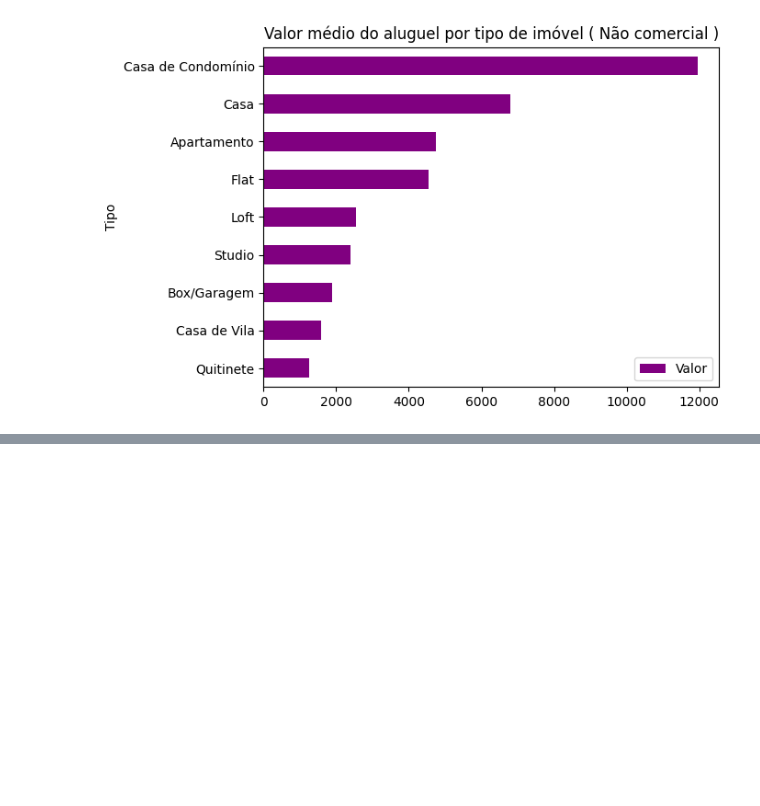
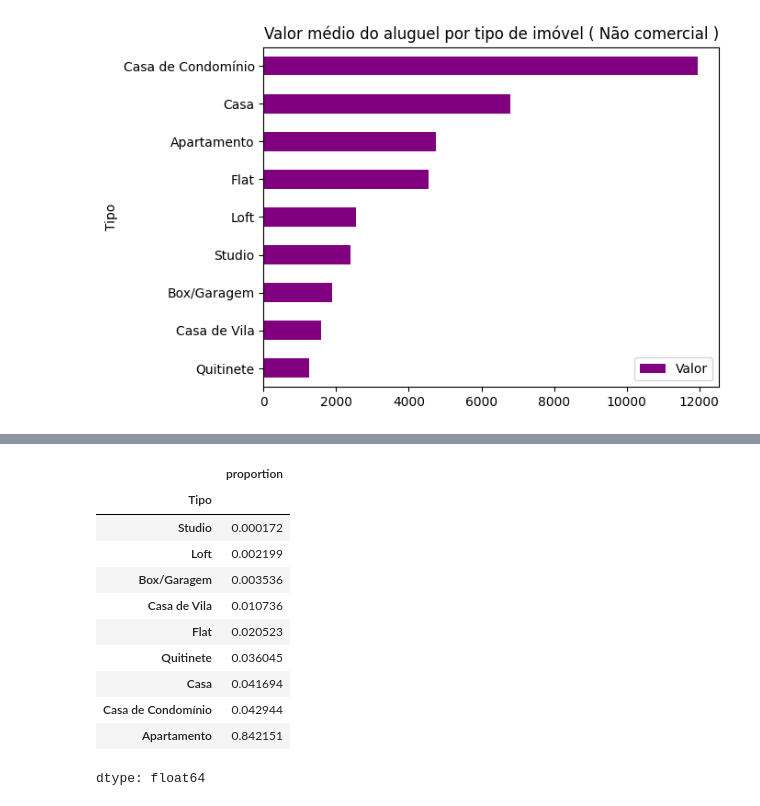
Before and after one commit to carlosclaudinolima/aulaspython, a Jupyter notebook: Projeto_imobiliaria_Pandas.ipynb, the cells around one changed output, grey strips where cells are left out. Drawn from its saved outputs; the diff is of its cells as text; code cells hidden in the pictures; blank space fills up the shorter version.

```diff
--- a/Projeto_imobiliaria_Pandas.ipynb
+++ b/Projeto_imobiliaria_Pandas.ipynb
@@ -161,0 +182,15 @@ valores_medios_tipo_NC.plot(kind='barh', title='Valor médio do aluguel por tipo
+# %%
+df.Tipo.value_counts(normalize=True, ascending=True)
+# %% [output]
+|  | proportion |
+| Tipo |  |
+| Studio | 0.000172 |
+| Loft | 0.002199 |
+| Box/Garagem | 0.003536 |
+| Casa de Vila | 0.010736 |
+| Flat | 0.020523 |
+| Quitinete | 0.036045 |
+| Casa | 0.041694 |
+| Casa de Condomínio | 0.042944 |
+| Apartamento | 0.842151 |
+dtype: float64
```
Also changed, not shown: parts of 3 cells of this notebook.
